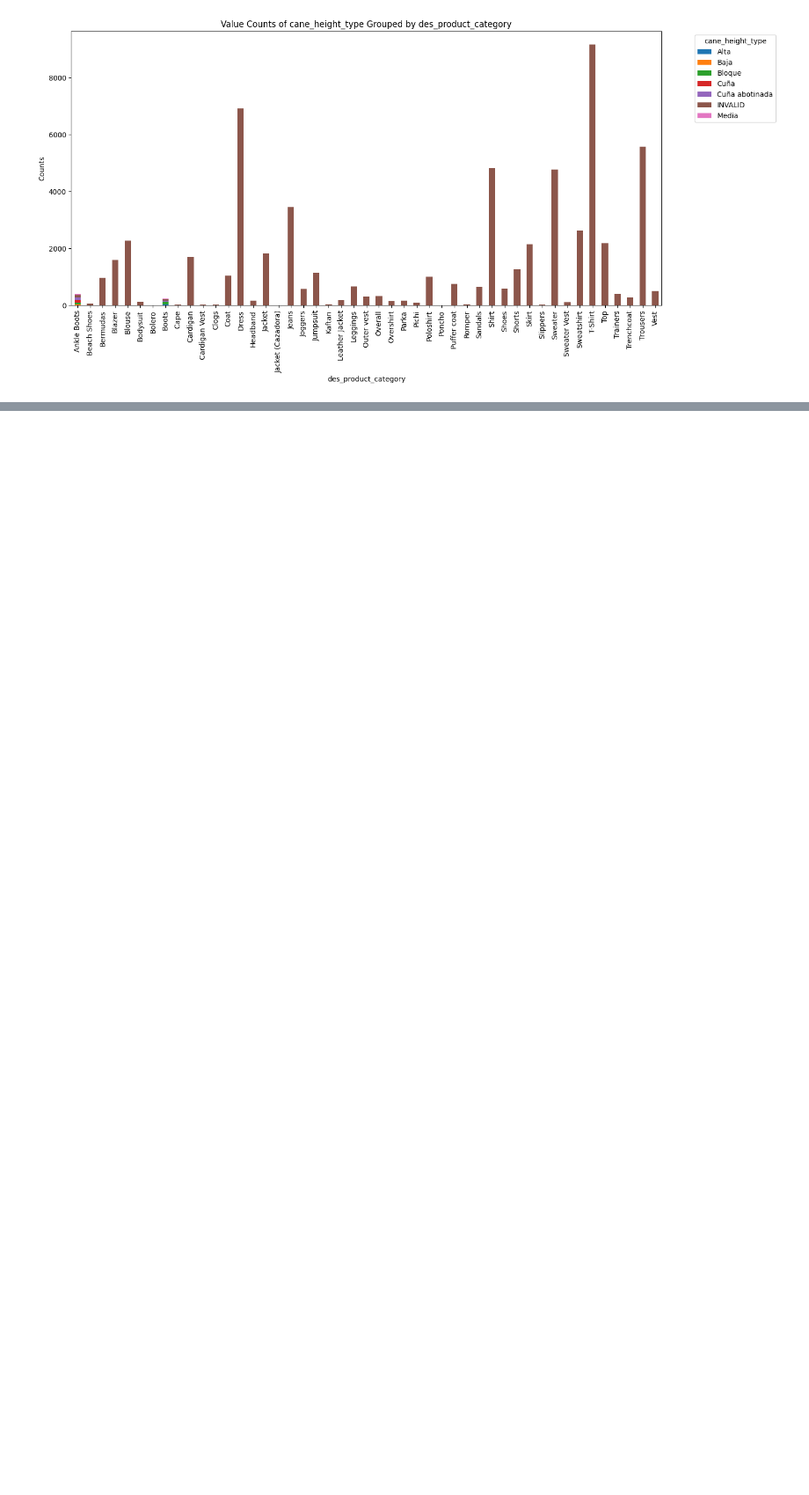
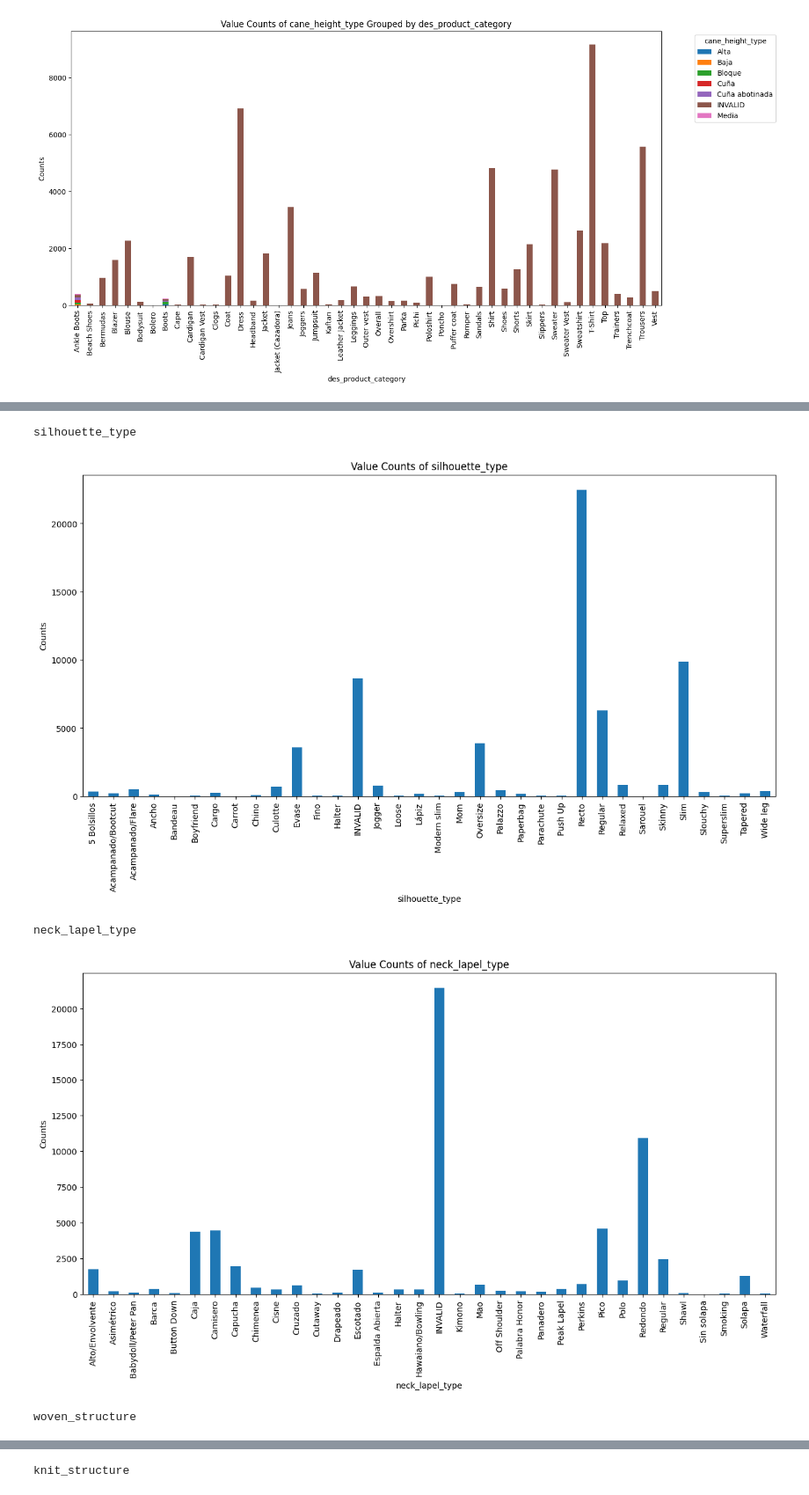
Before and after one commit to gerard-grau/Street-Style-2-Encoding, a Jupyter notebook: EDA.ipynb, the cells around one changed output, grey strips where cells are left out. Shown at 88% size. Cells and saved outputs as stored; diff of their text form; code cells hidden in the pictures; blank space fills up the shorter version.

```diff
--- a/EDA.ipynb
+++ b/EDA.ipynb
@@ -95,0 +105,14 @@ for column in columns_to_analyze:
+# %%
+for column in columns_to_analyze:
+    print(column)
+    grouped = df.groupby(column)[column].value_counts()
+    grouped.plot(kind='bar', figsize=(15, 7))
+    plt.title(f'Value Counts of {column}')
+    plt.ylabel('Counts')
+    plt.show()
+# %% [output]
+silhouette_type
+[figure, added]
+neck_lapel_type
+[figure, added]
+woven_structure
@@ -95,0 +120 @@ for column in columns_to_analyze:
+knit_structure
```
Also changed, not shown: parts of 4 cells of this notebook.
